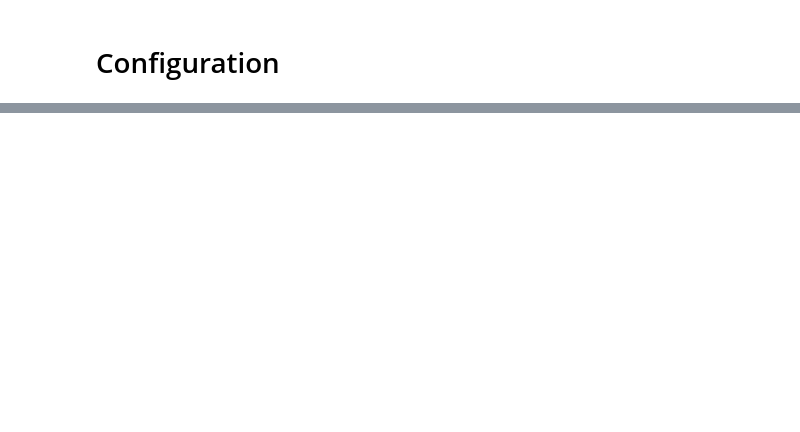
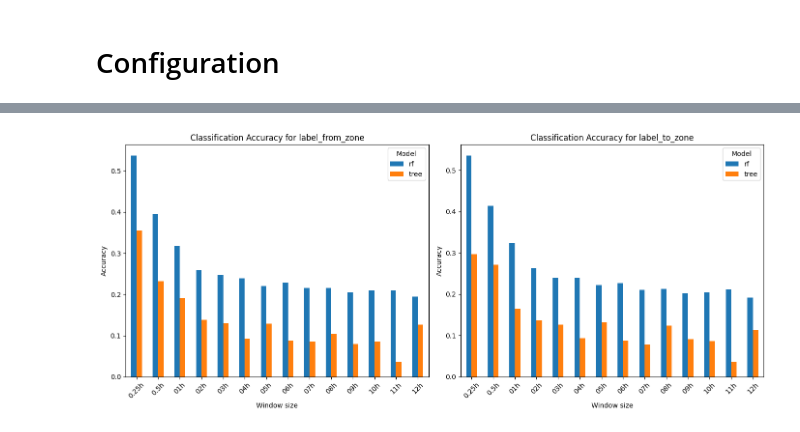
Before and after one commit to mohamad-hasan-sohan-ajini/predictive-maintenance, a Jupyter notebook: src/predictive_maintenance.ipynb, the cells around one changed output, grey strips where cells are left out. Cells and saved outputs as stored; diff of their text form; code cells hidden in the pictures; blank space fills up the shorter version.

```diff
--- a/src/predictive_maintenance.ipynb
+++ b/src/predictive_maintenance.ipynb
@@ -69,0 +111,29 @@ print(final_results)
+# %%
+class_df = metrics_df[
+    (metrics_df["task"] == "classification")
+    & (metrics_df["target"].isin(["label_from_zone", "label_to_zone"]))
+    & (metrics_df["model"].isin(["tree", "rf"]))
+].copy()
+
+class_df["winsize"] = class_df["dataset"].str.extract(r"winsize(.+)$", expand=False)
+class_df["winsize_hours"] = (
+    class_df["winsize"].str.replace("h", "", regex=False).astype(float)
+)
+
+fig, axes = plt.subplots(1, 2, figsize=(14, 6))
+
+for idx, target in enumerate(["label_from_zone", "label_to_zone"]):
+    target_data = class_df[class_df["target"] == target].sort_values("winsize_hours")
+    pivot = target_data.pivot(index="winsize", columns="model", values="accuracy")
+
+    ax = pivot.plot(kind="bar", ax=axes[idx])
+    ax.set_xlabel("Window size")
+    ax.set_ylabel("Accuracy")
+    ax.set_title(f"Classification Accuracy for {target}")
+    ax.legend(title="Model")
+    ax.tick_params(axis="x", rotation=45)
+
+plt.tight_layout()
+plt.show()
+# %% [output]
+[figure, added]
```
Also changed, not shown: parts of 5 cells of this notebook, 1 other file.
